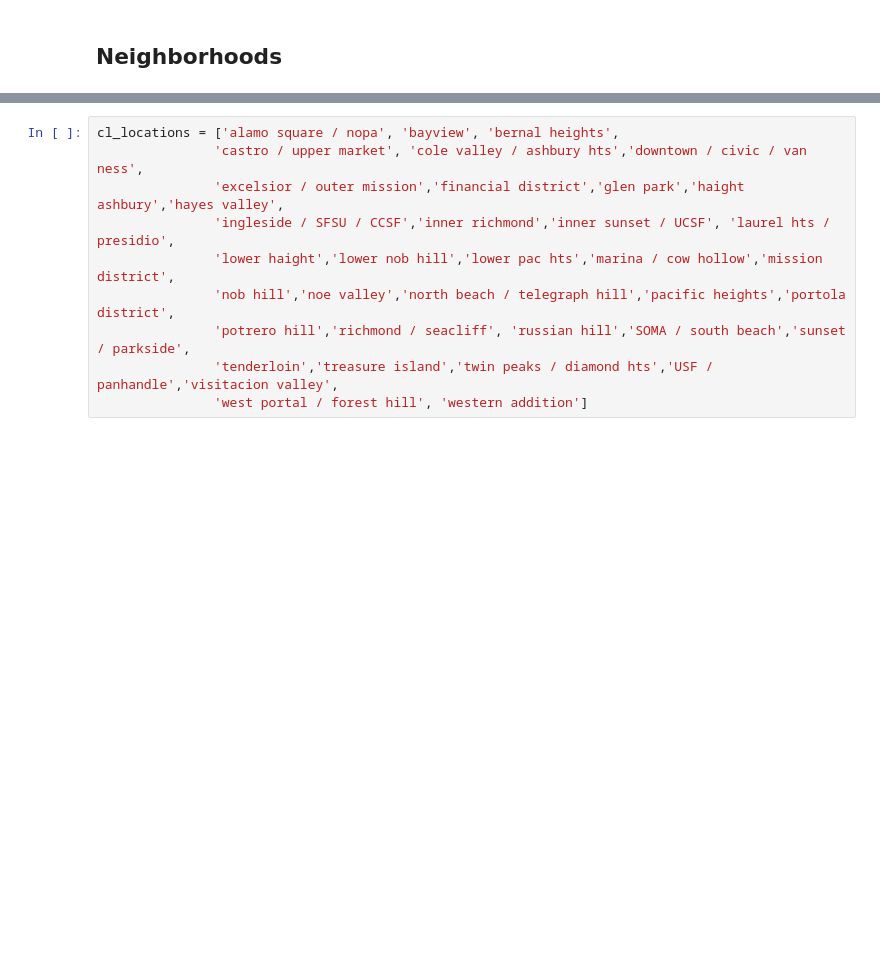
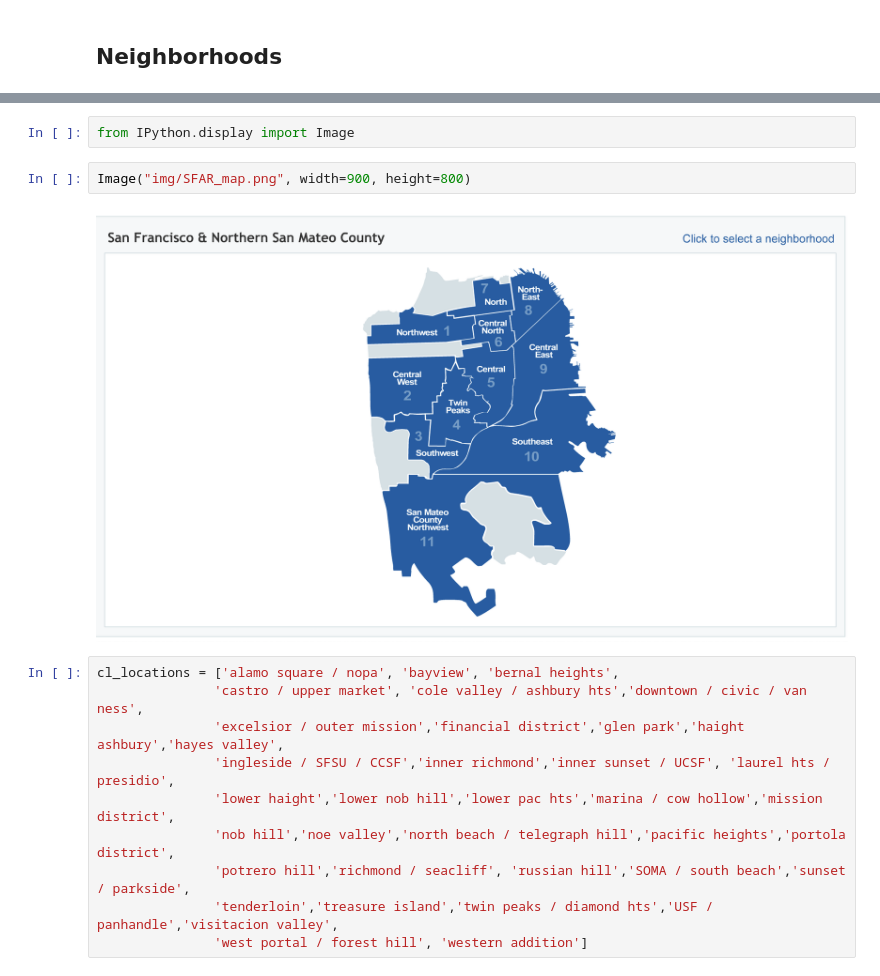
Before and after one commit to alfredjackieots/CL-housing-rent-predictions, a Jupyter notebook: data_cleaning.ipynb, the cells around one changed output, grey strips where cells are left out. Cells and saved outputs as stored; diff of their text form; blank space fills up the shorter version.

```diff
--- a/data_cleaning.ipynb
+++ b/data_cleaning.ipynb
@@ -560,3 +564,9 @@ Some of these are NOT in the SF Craigslist location list:
+# %%
+from IPython.display import Image
+# %%
+Image("img/SFAR_map.png", width=900, height=800)
+# %% [output]
+[figure, added]
 # %%
 cl_locations = ['alamo square / nopa', 'bayview', 'bernal heights',
                'castro / upper market', 'cole valley / ashbury hts','downtown / civic / van ness',
```
Also changed, not shown: parts of 48 cells of this notebook, 2 other files.
